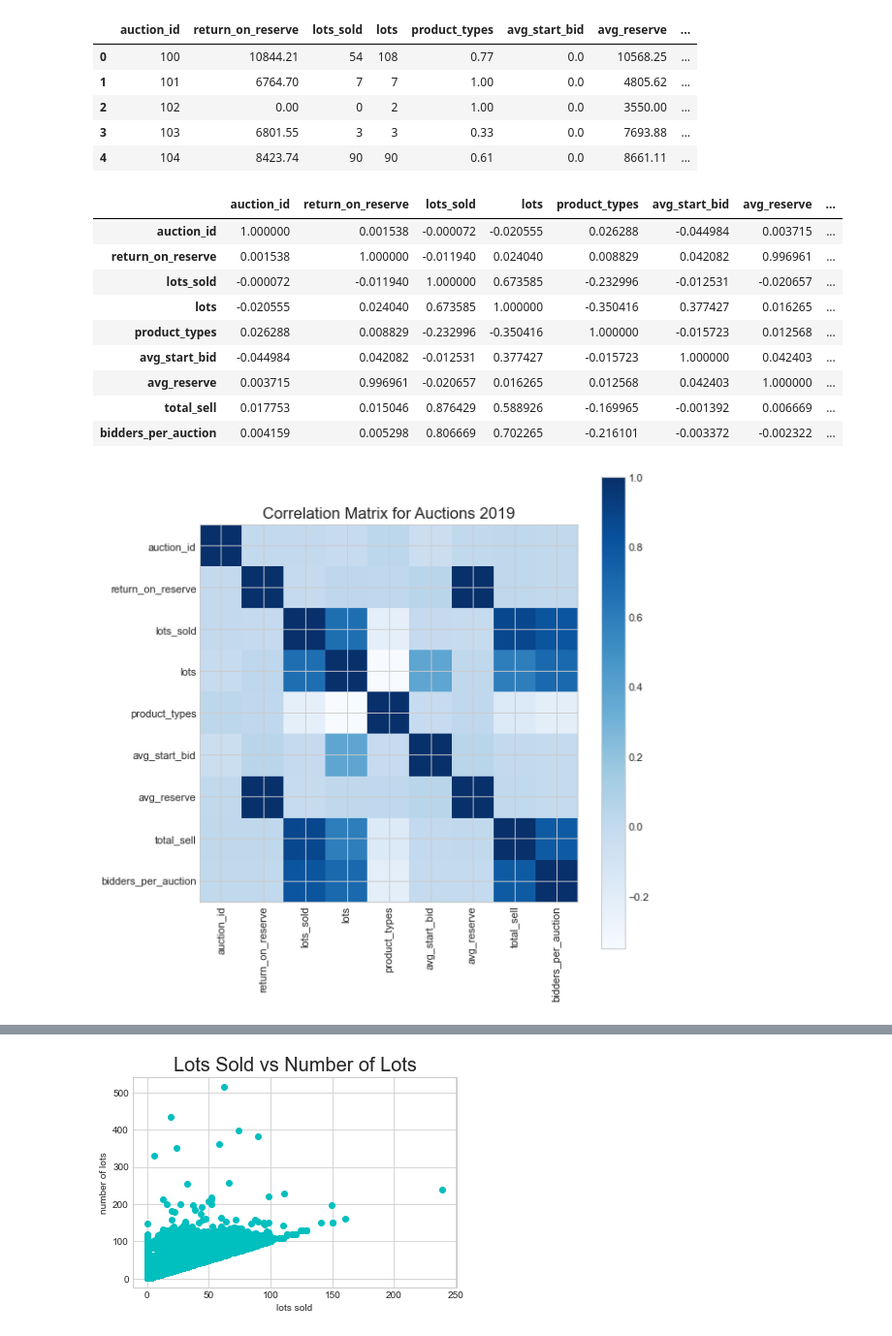
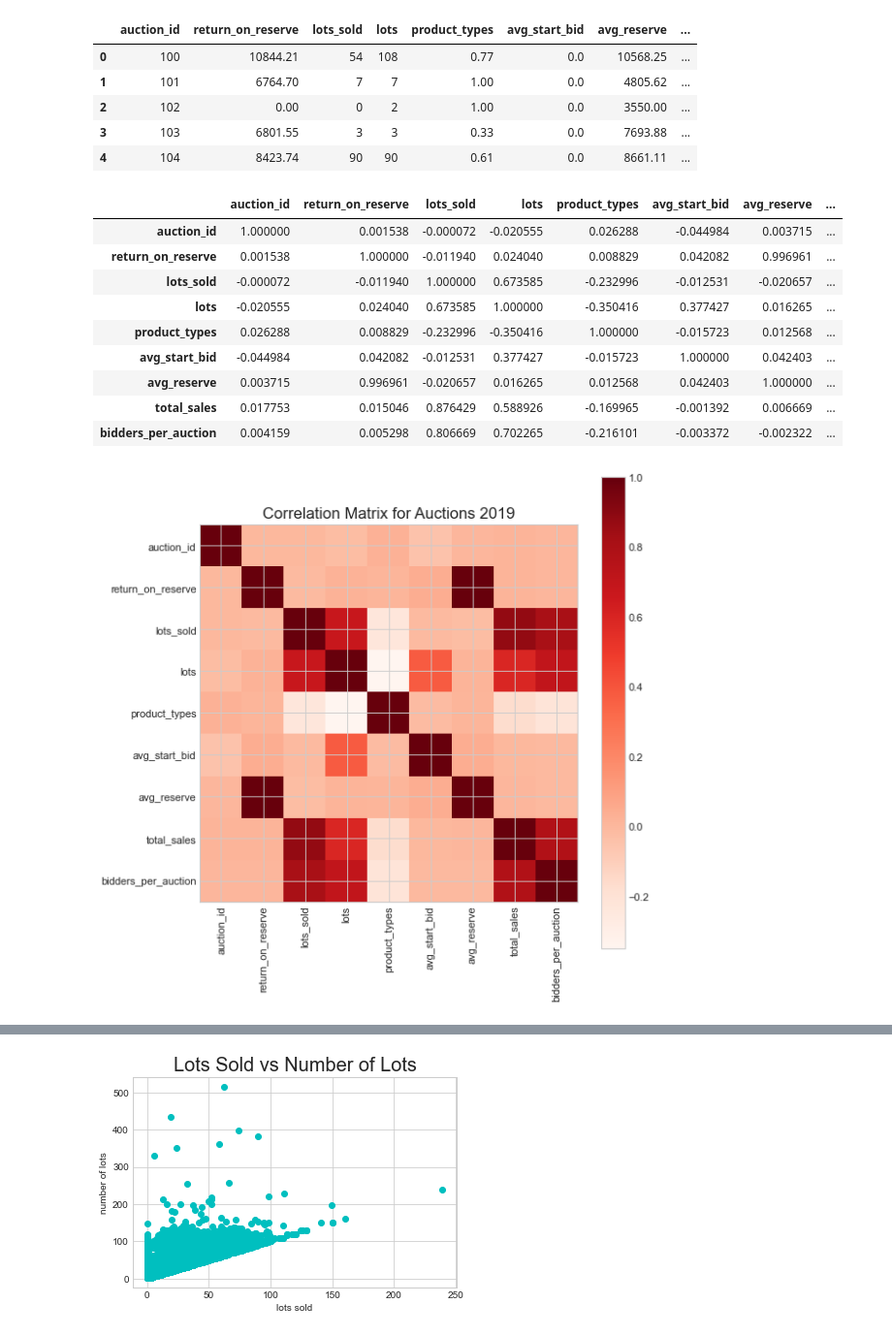
Before and after one commit to TheCiccio/Auctions_2019_Project, a Jupyter notebook: Auction results with total values.ipynb, the cells around one changed output, grey strips where cells are left out. Shown at 97% size. Saved outputs shown, nothing was run; the diff lists cells and outputs as text; code cells hidden in the pictures.

Commit message:
Other modifications and corrections of graphs

```diff
--- a/Auction results with total values.ipynb
+++ b/Auction results with total values.ipynb
@@ -13,7 +13,7 @@ data = pd.read_csv('auctions.csv')
 data.rename(columns = {'RoR': 'return_on_reserve',
                       'STR': 'lots_sold',
                       'BPL': 'bidders_per_lot'}, inplace = True)
-data['total_sell'] = (data.avg_reserve+(data.avg_reserve * data.return_on_reserve))*(data.lots * data.lots_sold)
+data['total_sales'] = (data.avg_reserve+(data.avg_reserve * data.return_on_reserve))*(data.lots * data.lots_sold)
 data['return_on_reserve'] = data.avg_reserve * data.return_on_reserve
 data['lots_sold'] = (data.lots_sold * data.lots).astype(int)
 data['bidders_per_auction'] = (data.bidders_per_lot * data.lots).astype(int)
@@ -38,18 +38,18 @@ data.corr()
 | product_types | 0.026288 | 0.008829 | -0.232996 | -0.350416 | 1.000000 | -0.015723 | 0.012568 | ... |
 | avg_start_bid | -0.044984 | 0.042082 | -0.012531 | 0.377427 | -0.015723 | 1.000000 | 0.042403 | ... |
 | avg_reserve | 0.003715 | 0.996961 | -0.020657 | 0.016265 | 0.012568 | 0.042403 | 1.000000 | ... |
-| total_sell | 0.017753 | 0.015046 | 0.876429 | 0.588926 | -0.169965 | -0.001392 | 0.006669 | ... |
+| total_sales | 0.017753 | 0.015046 | 0.876429 | 0.588926 | -0.169965 | -0.001392 | 0.006669 | ... |
 | bidders_per_auction | 0.004159 | 0.005298 | 0.806669 | 0.702265 | -0.216101 | -0.003372 | -0.002322 | ... |
 # %%
 corr = data.corr()
-plt.figure(num=None, figsize=(8, 8), dpi=80, facecolor='w', edgecolor='r')
-corrMat = plt.matshow(corr, fignum = 1, cmap=plt.get_cmap('Blues'))
+plt.figure(num=None, figsize=(8, 8), dpi=80, facecolor='w', edgecolor='b')
+corrMat = plt.matshow(corr, fignum = 1, cmap=plt.get_cmap('Reds'))
 plt.xticks(range(len(corr.columns)), corr.columns, rotation=90)
 plt.yticks(range(len(corr.columns)), corr.columns)
 plt.gca().xaxis.tick_bottom()
 plt.colorbar(corrMat)
 plt.title('Correlation Matrix for Auctions 2019', fontsize=15)
 plt.show()
 # %% [output]
-[figure, old version]
+[figure, new version]
 # %%
```
Also changed, not shown: parts of 5 cells of this notebook, 1 other file.
